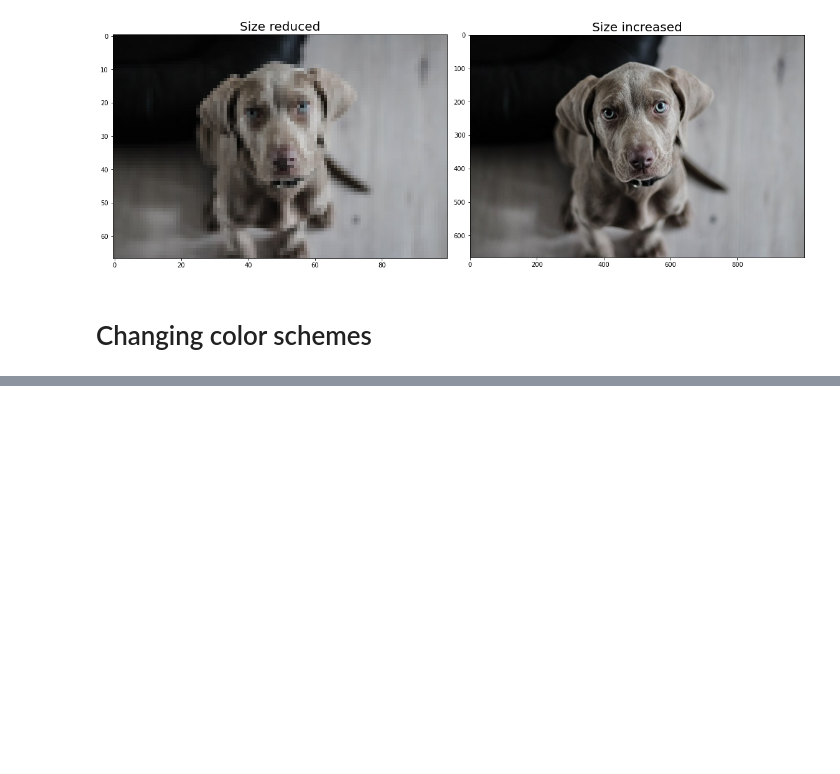
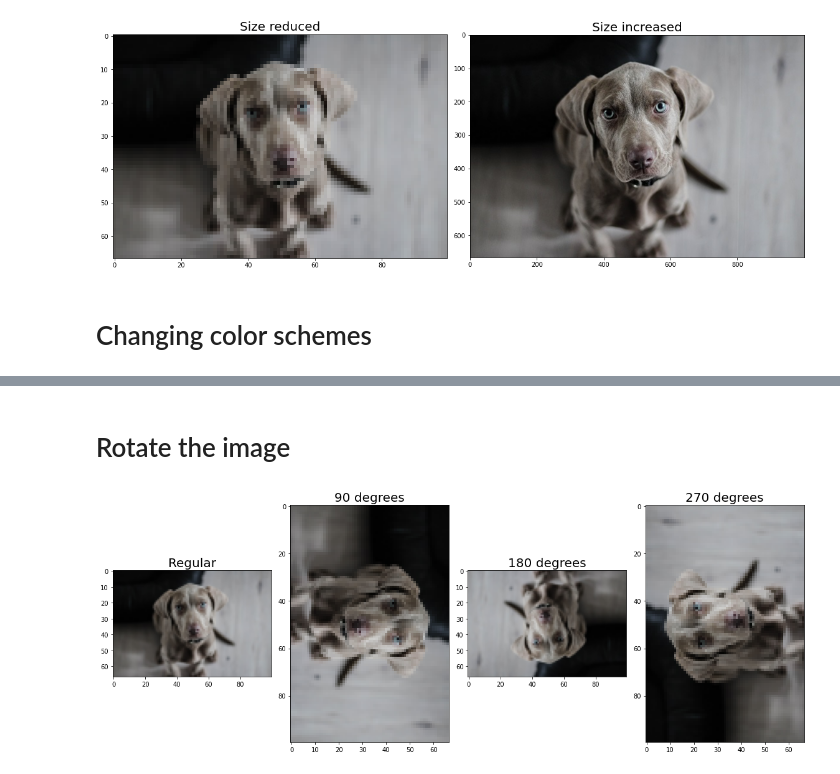
Before and after one commit to grafiszti/itb, a Jupyter notebook: notebooks/Examples.ipynb, the cells around one changed output, grey strips where cells are left out. Drawn from its saved outputs; the diff is of its cells as text; code cells hidden in the pictures; blank space fills up the shorter version.

```diff
--- a/notebooks/Examples.ipynb
+++ b/notebooks/Examples.ipynb
@@ -60,0 +77,16 @@ draw(
+# %% [markdown]
+# Rotate the image
+# %%
+draw(
+    thumbnails(
+        [
+            read(TEST_IMG_1),
+            rotate90(read(TEST_IMG_1)),
+            rotate180(read(TEST_IMG_1)),
+            rotate270(read(TEST_IMG_1)),
+        ]
+    ),
+    ["Regular", "90 degrees", "180 degrees", "270 degrees"]
+)
+# %% [output]
+[figure, added]
```
Also changed, not shown: parts of 4 cells of this notebook, 2 other files.
